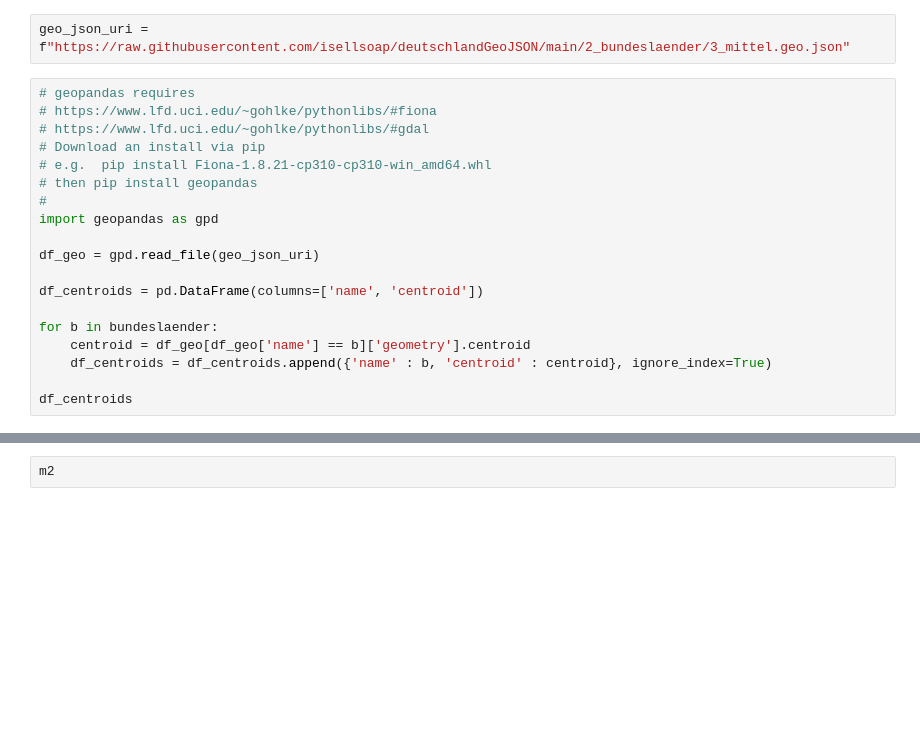
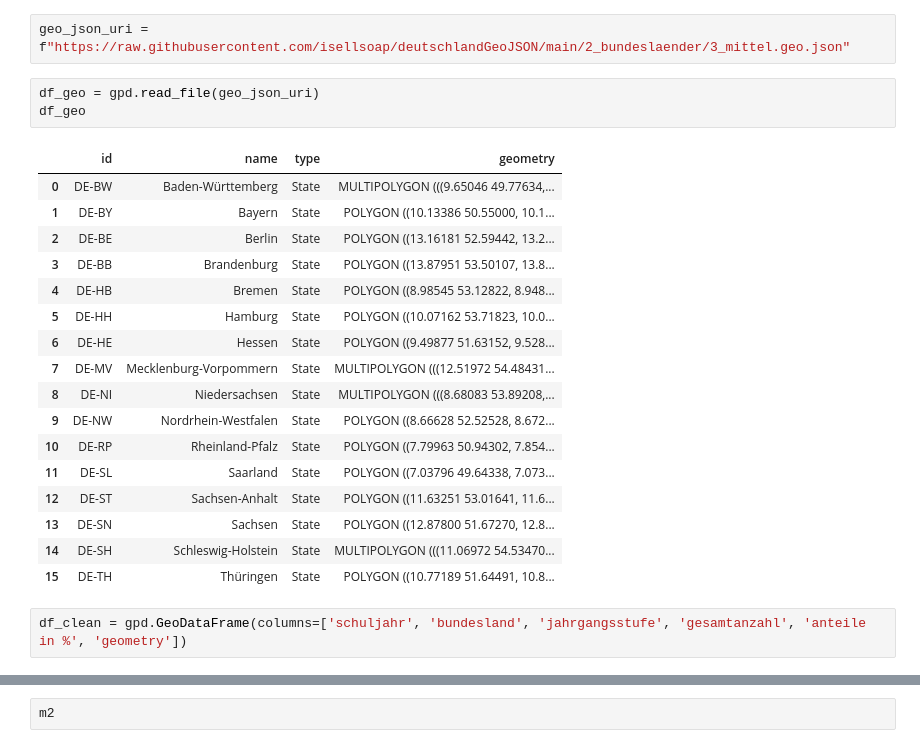
Before and after one commit to Sultanow/dt_society, a Jupyter notebook: python/education-de.ipynb, the cells around one changed output, grey strips where cells are left out. Cells and saved outputs as stored; diff of their text form; blank space fills up the shorter version.

```diff
--- a/python/education-de.ipynb
+++ b/python/education-de.ipynb
@@ -66,22 +35,26 @@ df.head()
 | 8 | 1999/2000 | 5 | 927244 | 9,2 | 9,4 | ... |
 # %%
 geo_json_uri = f"https://raw.githubusercontent.com/isellsoap/deutschlandGeoJSON/main/2_bundeslaender/3_mittel.geo.json"
-# %%
-# geopandas requires
-# https://www.lfd.uci.edu/~gohlke/pythonlibs/#fiona
-# https://www.lfd.uci.edu/~gohlke/pythonlibs/#gdal
-# Download an install via pip
-# e.g.  pip install Fiona-1.8.21-cp310-cp310-win_amd64.whl
-# then pip install geopandas
-#
-import geopandas as gpd
-
-df_geo = gpd.read_file(geo_json_uri)
-
-df_centroids = pd.DataFrame(columns=['name', 'centroid'])
-
-for b in bundeslaender:
-    centroid = df_geo[df_geo['name'] == b]['geometry'].centroid
-    df_centroids = df_centroids.append({'name' : b, 'centroid' : centroid}, ignore_index=True)
-
-df_centroids
+# %%
+df_geo = gpd.read_file(geo_json_uri)
+df_geo
+# %% [output]
+|  | id | name | type | geometry |
+| 0 | DE-BW | Baden-Württemberg | State | MULTIPOLYGON (((9.65046 49.77634,... |
+| 1 | DE-BY | Bayern | State | POLYGON ((10.13386 50.55000, 10.1... |
+| 2 | DE-BE | Berlin | State | POLYGON ((13.16181 52.59442, 13.2... |
+| 3 | DE-BB | Brandenburg | State | POLYGON ((13.87951 53.50107, 13.8... |
+| 4 | DE-HB | Bremen | State | POLYGON ((8.98545 53.12822, 8.948... |
+| 5 | DE-HH | Hamburg | State | POLYGON ((10.07162 53.71823, 10.0... |
+| 6 | DE-HE | Hessen | State | POLYGON ((9.49877 51.63152, 9.528... |
+| 7 | DE-MV | Mecklenburg-Vorpommern | State | MULTIPOLYGON (((12.51972 54.48431... |
+| 8 | DE-NI | Niedersachsen | State | MULTIPOLYGON (((8.68083 53.89208,... |
+| 9 | DE-NW | Nordrhein-Westfalen | State | POLYGON ((8.66628 52.52528, 8.672... |
+| 10 | DE-RP | Rheinland-Pfalz | State | POLYGON ((7.79963 50.94302, 7.854... |
+| 11 | DE-SL | Saarland | State | POLYGON ((7.03796 49.64338, 7.073... |
+| 12 | DE-ST | Sachsen-Anhalt | State | POLYGON ((11.63251 53.01641, 11.6... |
+| 13 | DE-SN | Sachsen | State | POLYGON ((12.87800 51.67270, 12.8... |
+| 14 | DE-SH | Schleswig-Holstein | State | MULTIPOLYGON (((11.06972 54.53470... |
+| 15 | DE-TH | Thüringen | State | POLYGON ((10.77189 51.64491, 10.8... |
+# %%
+df_clean = gpd.GeoDataFrame(columns=['schuljahr', 'bundesland', 'jahrgangsstufe', 'gesamtanzahl', 'anteile in %', 'geometry'])
```
Also changed, not shown: parts of 17 cells of this notebook.
